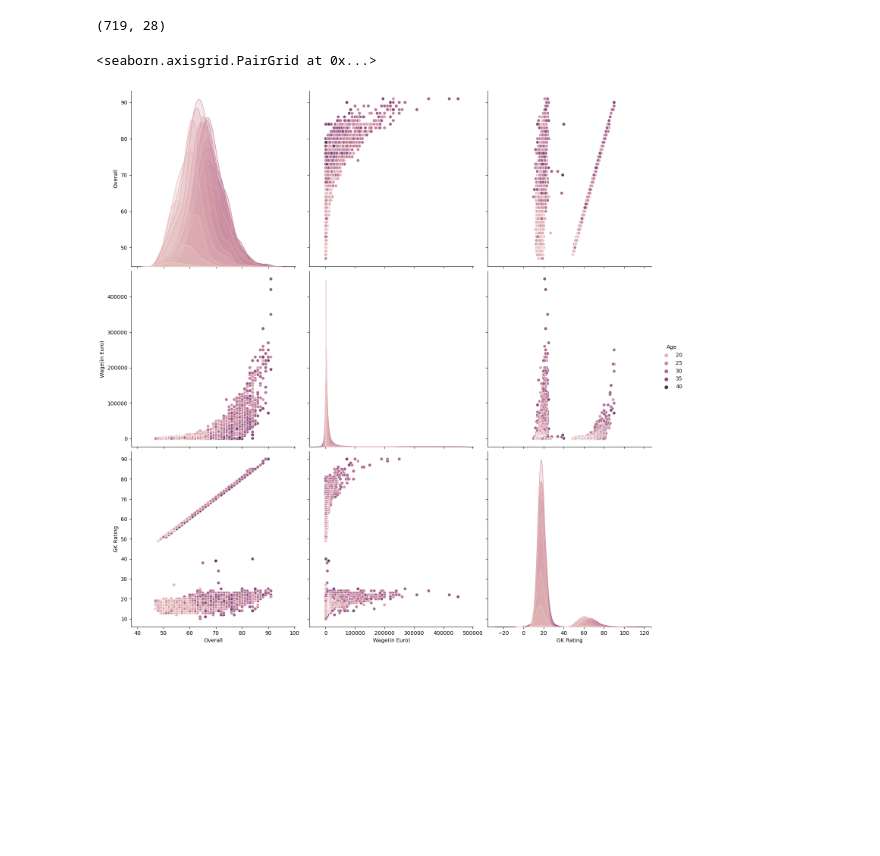
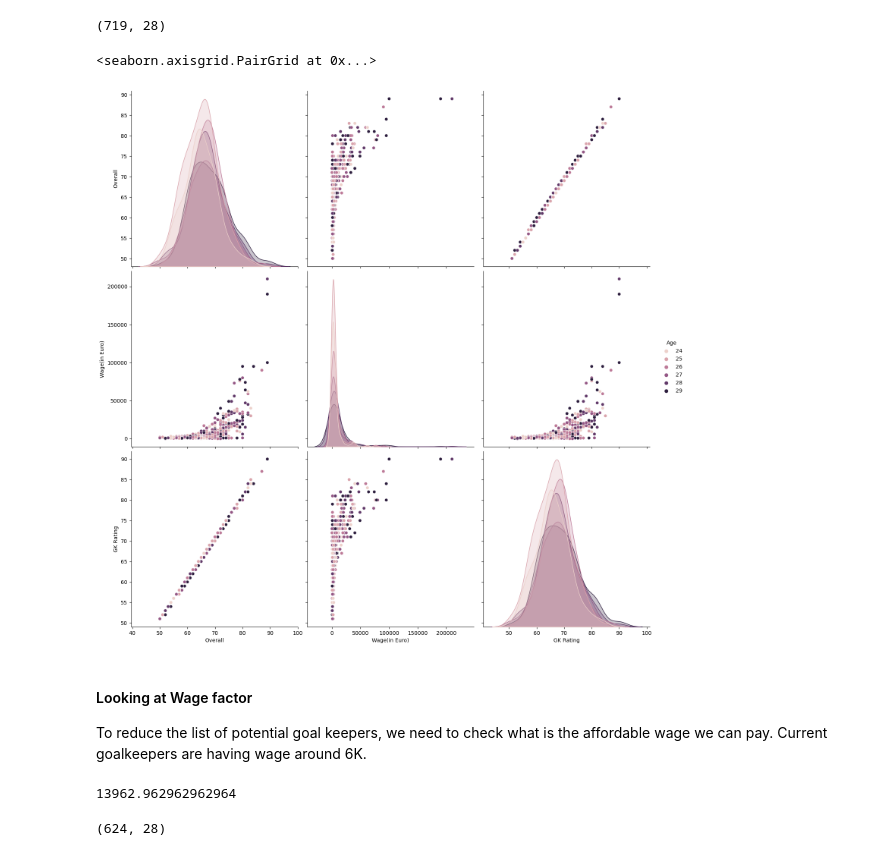
Before and after one commit to skhoso/project-fifa-moneyball, a Jupyter notebook: ajax-team.ipynb, the cells around one changed output. Cells and saved outputs as stored; diff of their text form; code cells hidden in the pictures; blank space fills up the shorter version.

```diff
--- a/ajax-team.ipynb
+++ b/ajax-team.ipynb
@@ -266,7 +266,21 @@ desired_gk.shape
 # %% [output]
 (719, 28)
 # %%
-sns.pairplot(data[['Age','Overall', 'Wage(in Euro)','GK Rating']],hue='Age',height=5)
+sns.pairplot(desired_gk[['Age','Overall', 'Wage(in Euro)','GK Rating']],hue='Age',height=5)
 # %% [output]
 <seaborn.axisgrid.PairGrid at 0x...>
-[figure, old version]
+[figure, new version]
+# %% [markdown]
+#### Looking at Wage factor
+
+To reduce the list of potential goal keepers, we need to check what is the affordable wage we can pay. Current goalkeepers are having wage around 6K.
+# %%
+ajax['Wage(in Euro)'].mean()
+# %% [output]
+13962.962962962964
+# %%
+# We limit our GK group to have wage below 15K
+desired_gk = desired_gk[desired_gk['Wage(in Euro)']<15000]
+desired_gk.shape
+# %% [output]
+(624, 28)
```
Also changed, not shown: parts of 5 cells of this notebook.
